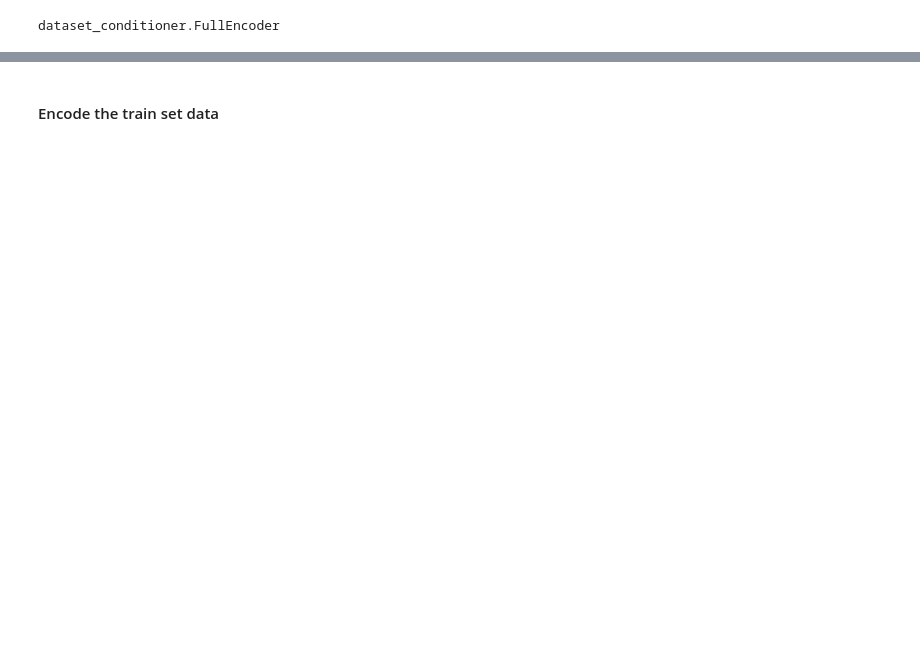
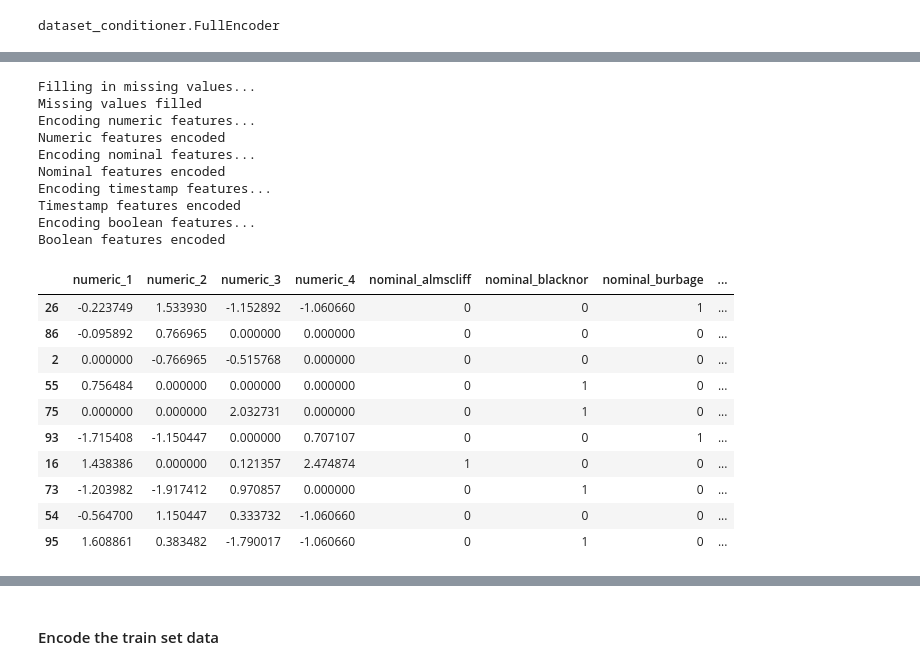
Before and after one commit to ClearScore/diver, a Jupyter notebook: development_area/house-price-demo--diver-0-2-0.ipynb, the cells around one changed output, grey strips where cells are left out. Cells and saved outputs as stored; diff of their text form; code cells hidden in the pictures; blank space fills up the shorter version.

```diff
--- a/development_area/house-price-demo--diver-0-2-0.ipynb
+++ b/development_area/house-price-demo--diver-0-2-0.ipynb
@@ -397,0 +474,2 @@ dataset_conditioner.FullEncoder
+# %%
+useful_cols_test = infer_useful_cols(X_train)
@@ -397,0 +637,26 @@ dataset_conditioner.FullEncoder
+# %%
+enc = FullEncoder()
+# %%
+enc.fit_transform(X_train, useful_cols_test)
+# %% [output]
+Filling in missing values...
+Missing values filled
+Encoding numeric features...
+Numeric features encoded
+Encoding nominal features...
+Nominal features encoded
+Encoding timestamp features...
+Timestamp features encoded
+Encoding boolean features...
+Boolean features encoded
+|  | numeric_1 | numeric_2 | numeric_3 | numeric_4 | nominal_almscliff | nominal_blacknor | nominal_burbage | ... |
+| 26 | -0.223749 | 1.533930 | -1.152892 | -1.060660 | 0 | 0 | 1 | ... |
+| 86 | -0.095892 | 0.766965 | 0.000000 | 0.000000 | 0 | 0 | 0 | ... |
+| 2 | 0.000000 | -0.766965 | -0.515768 | 0.000000 | 0 | 0 | 0 | ... |
+| 55 | 0.756484 | 0.000000 | 0.000000 | 0.000000 | 0 | 1 | 0 | ... |
+| 75 | 0.000000 | 0.000000 | 2.032731 | 0.000000 | 0 | 1 | 0 | ... |
+| 93 | -1.715408 | -1.150447 | 0.000000 | 0.707107 | 0 | 0 | 1 | ... |
+| 16 | 1.438386 | 0.000000 | 0.121357 | 2.474874 | 1 | 0 | 0 | ... |
+| 73 | -1.203982 | -1.917412 | 0.970857 | 0.000000 | 0 | 1 | 0 | ... |
+| 54 | -0.564700 | 1.150447 | 0.333732 | -1.060660 | 0 | 0 | 0 | ... |
+| 95 | 1.608861 | 0.383482 | -1.790017 | -1.060660 | 0 | 1 | 0 | ... |
```
Also changed, not shown: parts of 86 cells of this notebook, 7 other files.
